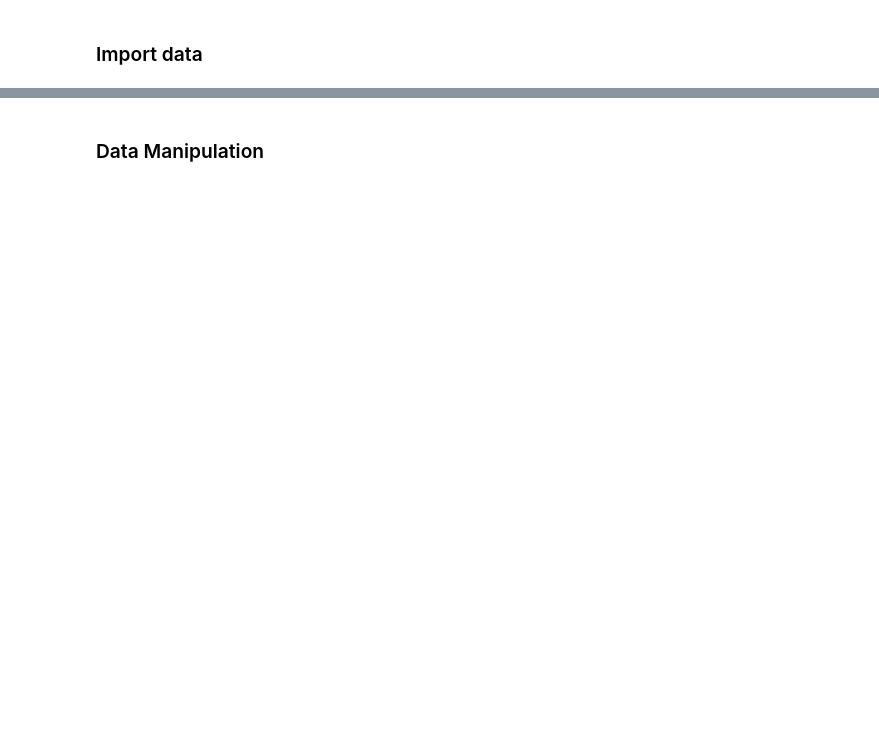
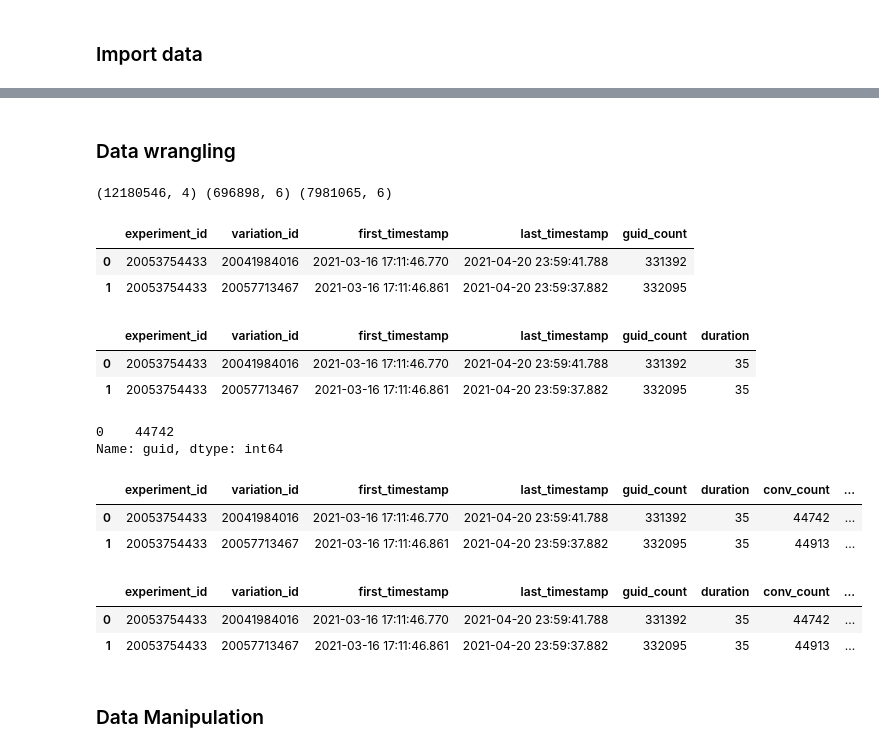
Before and after one commit to louisalberto2021/testing_tool, a Jupyter notebook: testing_tool.ipynb, the cells around one changed output, grey strips where cells are left out. Saved outputs shown, nothing was run; the diff lists cells and outputs as text; code cells hidden in the pictures; blank space fills up the shorter version.

```diff
--- a/testing_tool.ipynb
+++ b/testing_tool.ipynb
@@ -64,0 +101,16 @@ data.head()
+# %%
+# Test enr_conv query for now
+query =\
+"""
+SELECT	 VISITOR_ID AS "visitor_id"
+        ,EVENT_NAME AS "event_name"
+		,EXPERIMENT_ID AS "experiment_id"
+		,VARIATION_ID AS "variation_id"
+		,GUID AS "guid"
+		,TIMESTAMP AS "timestamp"
+FROM PUBLIC.OPTIMIZELY_ENR_CONV
+WHERE ENVIRONMENT='production'
+"""\
++temp_experiment_filter
+
+enr_conv=import_data.query_to_df(query)
@@ -64,0 +192,48 @@ data.head()
+# %% [markdown]
+### Data wrangling
+# %%
+print(dw_events.shape
+,enr_deci.shape
+,enr_conv.shape)
+# %% [output]
+(12180546, 4) (696898, 6) (7981065, 6)
+# %%
+opt_summary = enr_deci.groupby(['experiment_id','variation_id']).agg({'timestamp':['min','max'],'guid':'nunique'}).reset_index()
+opt_summary.columns=['experiment_id','variation_id','first_timestamp','last_timestamp','guid_count']
+opt_summary
+# %% [output]
+|  | experiment_id | variation_id | first_timestamp | last_timestamp | guid_count |
+| 0 | 20053754433 | 20041984016 | 2021-03-16 17:11:46.770 | 2021-04-20 23:59:41.788 | 331392 |
+| 1 | 20053754433 | 20057713467 | 2021-03-16 17:11:46.861 | 2021-04-20 23:59:37.882 | 332095 |
+# %%
+# Add AB test duration col
+opt_summary['duration'] = opt_summary.apply(lambda x: (x['last_timestamp'] - x['first_timestamp']).days,axis=1)
+opt_summary
+# %% [output]
+|  | experiment_id | variation_id | first_timestamp | last_timestamp | guid_count | duration |
+| 0 | 20053754433 | 20041984016 | 2021-03-16 17:11:46.770 | 2021-04-20 23:59:41.788 | 331392 | 35 |
+| 1 | 20053754433 | 20057713467 | 2021-03-16 17:11:46.861 | 2021-04-20 23:59:37.882 | 332095 | 35 |
+# %%
+def count_conversions(exp_id,var_id,evt_name):
+    conv_in_exp_var = enr_conv[\
+                           (enr_conv['experiment_id'].str.find(exp_id)!=-1)\
+                           & (enr_conv['variation_id'].str.find(var_id)!=-1)\
+                            & (enr_conv['event_name'] == evt_name)\
+                          ]
+    conv_by_event = conv_in_exp_var.groupby('event_name').agg({'guid':'nunique'}).reset_index()
+    return(conv_by_event.guid)
+# %%
+conv_by_event = count_conversions('20053754433','20041984016','invitationSent')
+conv_by_event
+# %% [output]
+0    44742
+Name: guid, dtype: int64
+# %%
+# Add conversion count + conversion rate columns
+opt_summary['conv_count'] = opt_summary.apply(lambda x: count_conversions(x['experiment_id'],x['variation_id'],conv_event),axis=1)
+opt_summary['conv_rate'] = opt_summary.conv_count / opt_summary.guid_count
+opt_summary
+# %% [output]
+|  | experiment_id | variation_id | first_timestamp | last_timestamp | guid_count | duration | conv_count | ... |
+| 0 | 20053754433 | 20041984016 | 2021-03-16 17:11:46.770 | 2021-04-20 23:59:41.788 | 331392 | 35 | 44742 | ... |
+| 1 | 20053754433 | 20057713467 | 2021-03-16 17:11:46.861 | 2021-04-20 23:59:37.882 | 332095 | 35 | 44913 | ... |
@@ -64,0 +262,8 @@ data.head()
+# %%
+summary = pd.concat([opt_summary,dw_info],axis=1)
+summary['dw_conv_rate'] = summary.dw_conv_count / summary.dw_guid_count
+summary
+# %% [output]
+|  | experiment_id | variation_id | first_timestamp | last_timestamp | guid_count | duration | conv_count | ... |
+| 0 | 20053754433 | 20041984016 | 2021-03-16 17:11:46.770 | 2021-04-20 23:59:41.788 | 331392 | 35 | 44742 | ... |
+| 1 | 20053754433 | 20057713467 | 2021-03-16 17:11:46.861 | 2021-04-20 23:59:37.882 | 332095 | 35 | 44913 | ... |
```
Also changed, not shown: parts of 41 cells of this notebook, 3 other files.
